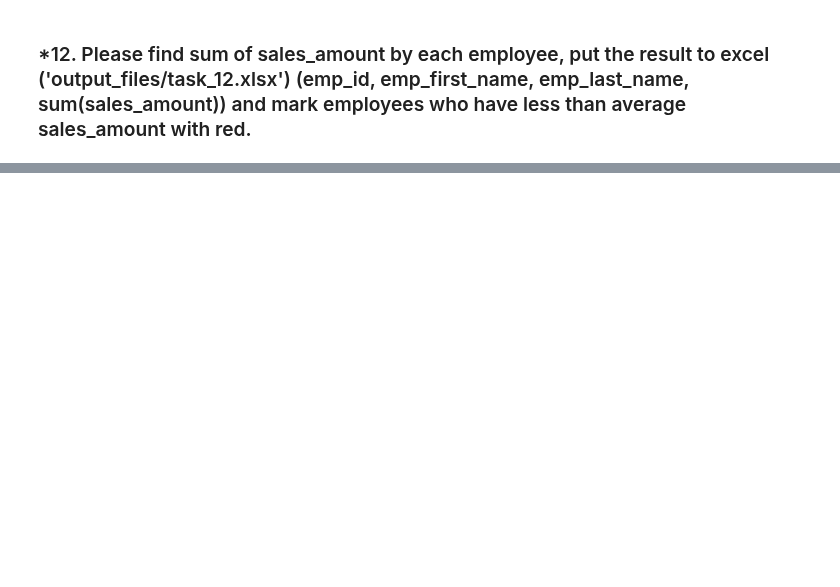
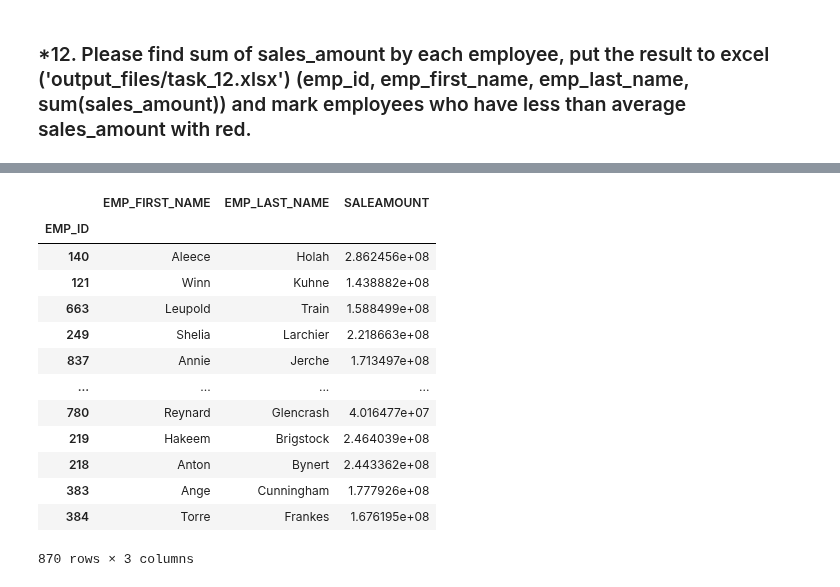
Before and after one commit to Maryna-Maksimava/Maryna_Maksimava_AU25, a Jupyter notebook: Python-Course/Session_6/homework.ipynb, the cells around one changed output, grey strips where cells are left out. Cells and saved outputs as stored; diff of their text form; code cells hidden in the pictures; blank space fills up the shorter version.

Commit message:
task 6 done

```diff
--- a/Python-Course/Session_6/homework.ipynb
+++ b/Python-Course/Session_6/homework.ipynb
@@ -182,6 +232,8 @@ print("Tests were passed")
 ### 10. Please update “SALESAMOUNT” column according to the following rule “SALESAMOUNT” = “SALESAMOUNT” + avg value of SALESAMOUNT*0.02 (Please try to use apply and lambda for it)
 # %%
 # Add your code here
+avgs=sales["SALEAMOUNT"].mean()*0.02
+sales['SALEAMOUNT']= sales['SALEAMOUNT'].apply(lambda sales: sales+ avgs )
 # %%
 assert sales['SALEAMOUNT'][0] == 52000.740744939336, (
     "Value in SALESAMOUNT column is incorrect after update"
@@ -193,7 +247,10 @@ print("Test was passed")
 # Add your code here
 
 # Put result list of unique house names into house_ids_available list
-house_ids_available
+df=houses.drop("LOCATION_ID", axis=1).join(sales.set_index("HOUSE_ID") , on="HOUSE_ID", how='left')
+df=df[df["LOCATION_ID"].isna()]["HOUSE_ID"]
+house_ids_available = df.tolist()
+df.to_frame().to_json('output_files/task_11.json')
 # %%
 assert os.path.exists('./output_files/task_11.json') == True, (
     "No task_11.json file in the output_files folder"
@@ -211,5 +270,13 @@ print("Tests were passed")
 # %% [markdown]
 ### *12. Please find sum of sales_amount by each employee, put the result to excel ('output_files/task_12.xlsx') (emp_id, emp_first_name, emp_last_name, sum(sales_amount)) and mark employees who have less than average sales_amount with red.
+# %%
+ emplo=employees.drop(["EMP_GENDER", "EMP_BRANCH", "EMP_DATE_BIRTH", "EMP_START_DATE"], axis=1)
 # %%
 # This task is optional
 # Add you code here
+sumsale=sales.drop(["LOCATION_ID", "HOUSE_ID", "DATERECORDED", "BRANCH_ID", 'CUSTOMER_ID', "COST","PAYMENT_TYPE", "PAYMENT_TYPE_ID" ], axis=1)
+
+sumsale = sumsale.dropna(subset=['EMP_ID'])
+sumsale['EMP_ID'] = sumsale['EMP_ID'].astype(int)
+sumsale_by_emp = sumsale.groupby('EMP_ID', as_index=False)['SALEAMOUNT'].sum()
+sumsale_by_emp
@@ -215,0 +297,24 @@ print("Tests were passed")
+# %%
+result = sumsale_by_emp.set_index("EMP_ID").join(
+    emplo.set_index("EMP_ID"),
+    how="right"
+)
+cols = [c for c in result.columns if c != "SALEAMOUNT"] + ["SALEAMOUNT"]
+result = result[cols]
+
+result
+# %% [output]
+|  | EMP_FIRST_NAME | EMP_LAST_NAME | SALEAMOUNT |
+| EMP_ID |  |  |  |
+| 140 | Aleece | Holah | 2.862456e+08 |
+| 121 | Winn | Kuhne | 1.438882e+08 |
+| 663 | Leupold | Train | 1.588499e+08 |
+| 249 | Shelia | Larchier | 2.218663e+08 |
+| 837 | Annie | Jerche | 1.713497e+08 |
+| ... | ... | ... | ... |
+| 780 | Reynard | Glencrash | 4.016477e+07 |
+| 219 | Hakeem | Brigstock | 2.464039e+08 |
+| 218 | Anton | Bynert | 2.443362e+08 |
+| 383 | Ange | Cunningham | 1.777926e+08 |
+| 384 | Torre | Frankes | 1.676195e+08 |
+870 rows × 3 columns
```
Also changed, not shown: parts of 23 cells of this notebook, 1 other file.
